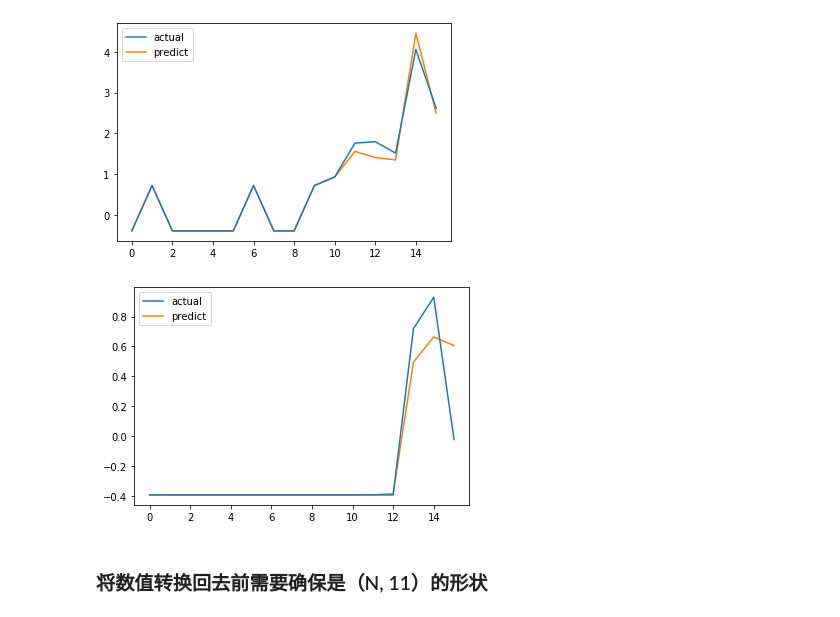
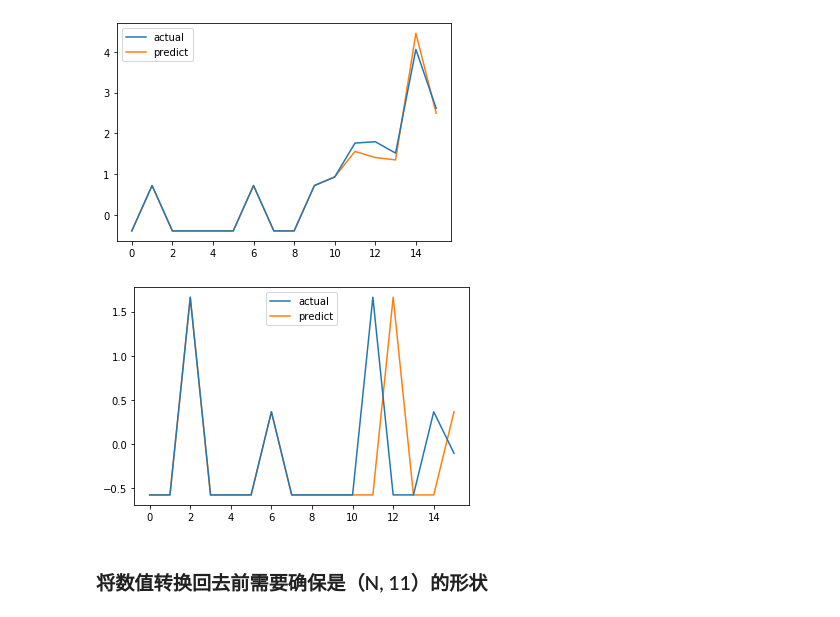
Before and after one commit to tomleung1996/Emerging_Topics_Prediction, a Jupyter notebook: all_models.ipynb, the cells around one changed output. Drawn from its saved outputs; the diff is of its cells as text; code cells hidden in the pictures.

Commit message:
Checkpoint 9: persistence model + 1 vs 1 model

```diff
--- a/all_models.ipynb
+++ b/all_models.ipynb
@@ -129,11 +131,11 @@ Shape of the transplant array: (5141, 16, 11)
 
 使用了两种Scaler来尝试
 # %%
-# reshaped_gene_arr = gene_arr.reshape(gene_arr.shape[0] * gene_arr.shape[1], gene_arr.shape[2])
-# reshaped_transplant_arr = transplant_arr.reshape(transplant_arr.shape[0] * transplant_arr.shape[1], transplant_arr.shape[2])
+reshaped_gene_arr = gene_arr.reshape(gene_arr.shape[0] * gene_arr.shape[1], gene_arr.shape[2])
+reshaped_transplant_arr = transplant_arr.reshape(transplant_arr.shape[0] * transplant_arr.shape[1], transplant_arr.shape[2])
 
-reshaped_gene_arr = gene_arr.reshape(gene_arr.shape[0], gene_arr.shape[1] * gene_arr.shape[2])
-reshaped_transplant_arr = transplant_arr.reshape(transplant_arr.shape[0], transplant_arr.shape[1] * transplant_arr.shape[2])
+# reshaped_gene_arr = gene_arr.reshape(gene_arr.shape[0], gene_arr.shape[1] * gene_arr.shape[2])
+# reshaped_transplant_arr = transplant_arr.reshape(transplant_arr.shape[0], transplant_arr.shape[1] * transplant_arr.shape[2])
 
 # StandardScaler
 g_sscaler = StandardScaler()
@@ -376,0 +356,5 @@ plt.show()
+# %%
+def persistence_model_predict(X, y):
+    es_x = X[:, -1, -2].reshape(len(X), 1)
+    es_y = y[:, :-1]
+    return np.hstack((es_x, es_y))
@@ -405,6 +413,8 @@ Epoch 27/100
 # %%
 train_pred = model.predict(X_train)
 test_pred = model.predict(X_test)
+# %%
+test_pred = persistence_model_predict(X_test, y_test)
 # %%
 overall, annual = eval_model('mae', y_test, test_pred.reshape(y_test.shape))
 print(overall)
@@ -424,13 +434,13 @@ plt.show()
 # %% [output]
 [figure]
 # %%
-i = 8
+i = 13
 plt.plot(np.concatenate((X_test[i, :, -2], y_test[i].reshape(-1)), axis=None), label='actual', zorder=1)
 plt.plot(np.concatenate((X_test[i, :, -2], test_pred[i].reshape(-1)), axis=None), label='predict', zorder=0)
 plt.legend()
 plt.show()
 # %% [output]
-[figure, old version]
+[figure, new version]
 # %% [markdown]
 ### 将数值转换回去前需要确保是（N, 11）的形状
 # %%
```
Also changed, not shown: parts of 24 cells of this notebook, 1 other file.
